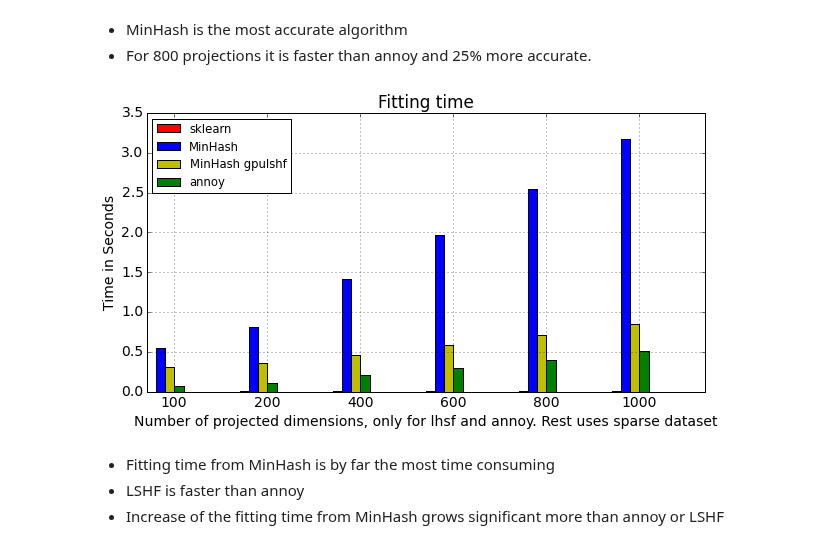
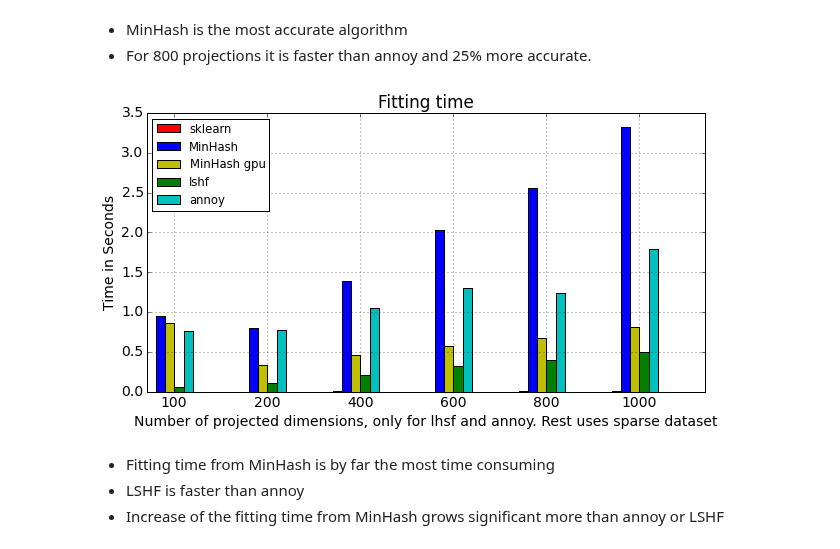
Before and after one commit to joachimwolff/sparse-neighbors-search, a Jupyter notebook: example/benchmark_bursi.ipynb, the cells around one changed output. Drawn from its saved outputs; the diff is of its cells as text; code cells hidden in the pictures.

```diff
--- a/example/benchmark_bursi.ipynb
+++ b/example/benchmark_bursi.ipynb
@@ -201,13 +198,13 @@ plotData(data=returnValuesBursi[10:], color=["b", "m", "g", "c"], label=["MinHas
 * MinHash is the most accurate algorithm
 * For 800 projections it is faster than annoy and 25% more accurate.
 # %%
-plotData(data=returnValuesBursi[:5], color=["r", "b", "y", "g", "c"], label=["sklearn", "MinHash", "MinHash gpu" "lshf", "annoy"],
+plotData(data=returnValuesBursi[:5], color=["r", "b", "y", "g", "c"], label=["sklearn", "MinHash", "MinHash gpu", "lshf", "annoy"],
         xticks=["100", "200", "400", "600", "800", "1000"],
          xlabel="Number of projected dimensions, only for lhsf and annoy. Rest uses sparse dataset",
          ylabel="Time in Seconds", number_of_instances=6,
         number_of_features=1, title='Fitting time', log=False)
 # %% [output]
-[figure, old version]
+[figure, new version]
 # %% [markdown]
 * Fitting time from MinHash is by far the most time consuming
 * LSHF is faster than annoy
```
Also changed, not shown: parts of 3 cells of this notebook, 2 other files.
